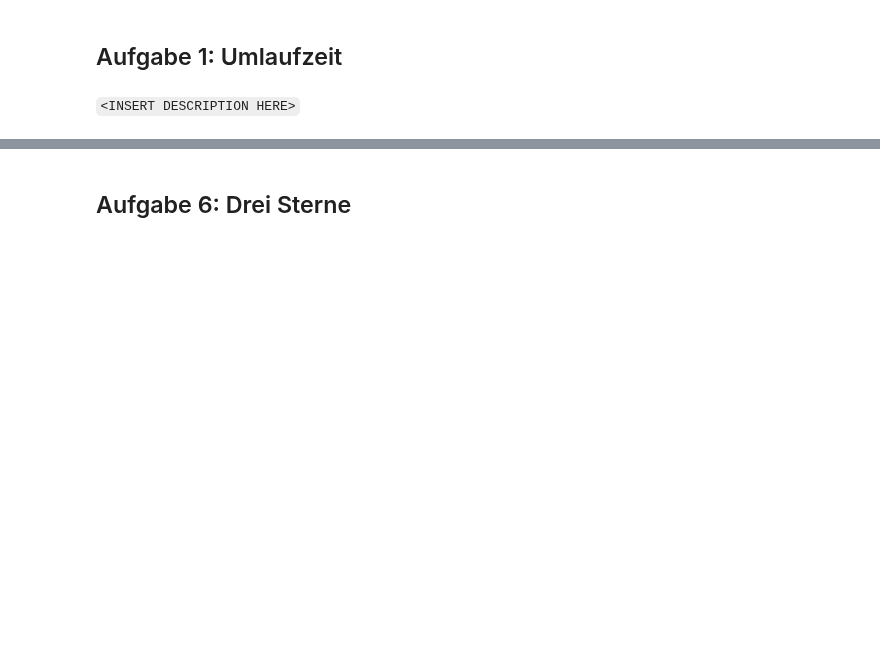
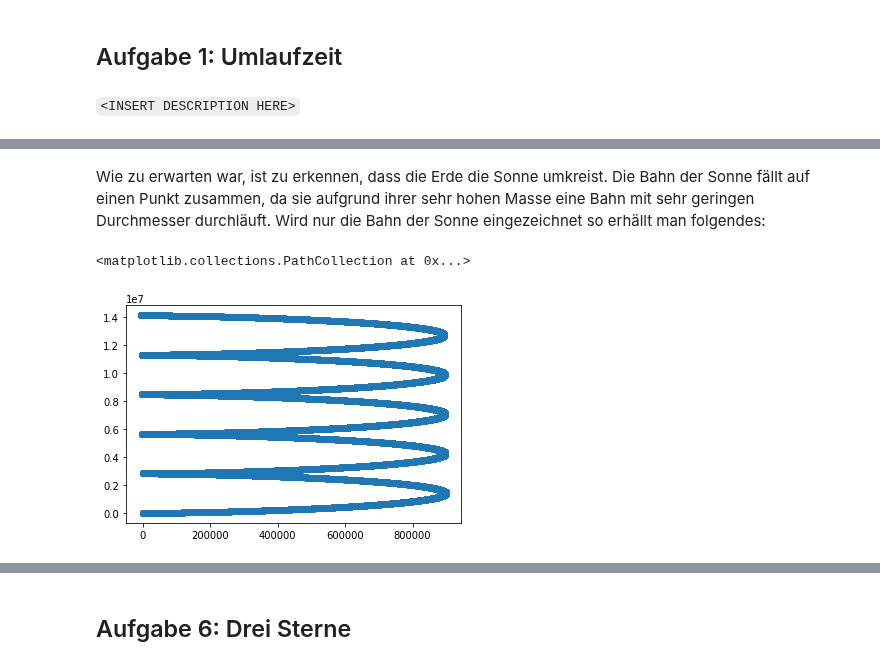
Before and after one commit to darenegade/modellbildung, a Jupyter notebook: Abgabe 2/Abgabe 2.ipynb, the cells around one changed output, grey strips where cells are left out. Cells and saved outputs as stored; diff of their text form; code cells hidden in the pictures; blank space fills up the shorter version.

Commit message:
Zusammenfuehrung

```diff
--- a/Abgabe 2/Abgabe 2.ipynb
+++ b/Abgabe 2/Abgabe 2.ipynb
@@ -49,0 +137,7 @@ plt.loglog(rmiss, Tmiss, '+')
+# %% [markdown]
+Wie zu erwarten war, ist zu erkennen, dass die Erde die Sonne umkreist. Die Bahn der Sonne fällt auf einen Punkt zusammen, da sie aufgrund ihrer sehr hohen Masse eine Bahn mit sehr geringen Durchmesser durchläuft. Wird nur die Bahn der Sonne eingezeichnet so erhällt man folgendes:
+# %%
+plt.scatter([element[0] for element in data[1]], [element[1] for element in data[1]])
+# %% [output]
+<matplotlib.collections.PathCollection at 0x...>
+[figure, added]
```
Also changed, not shown: parts of 39 cells of this notebook, 1 other file.
